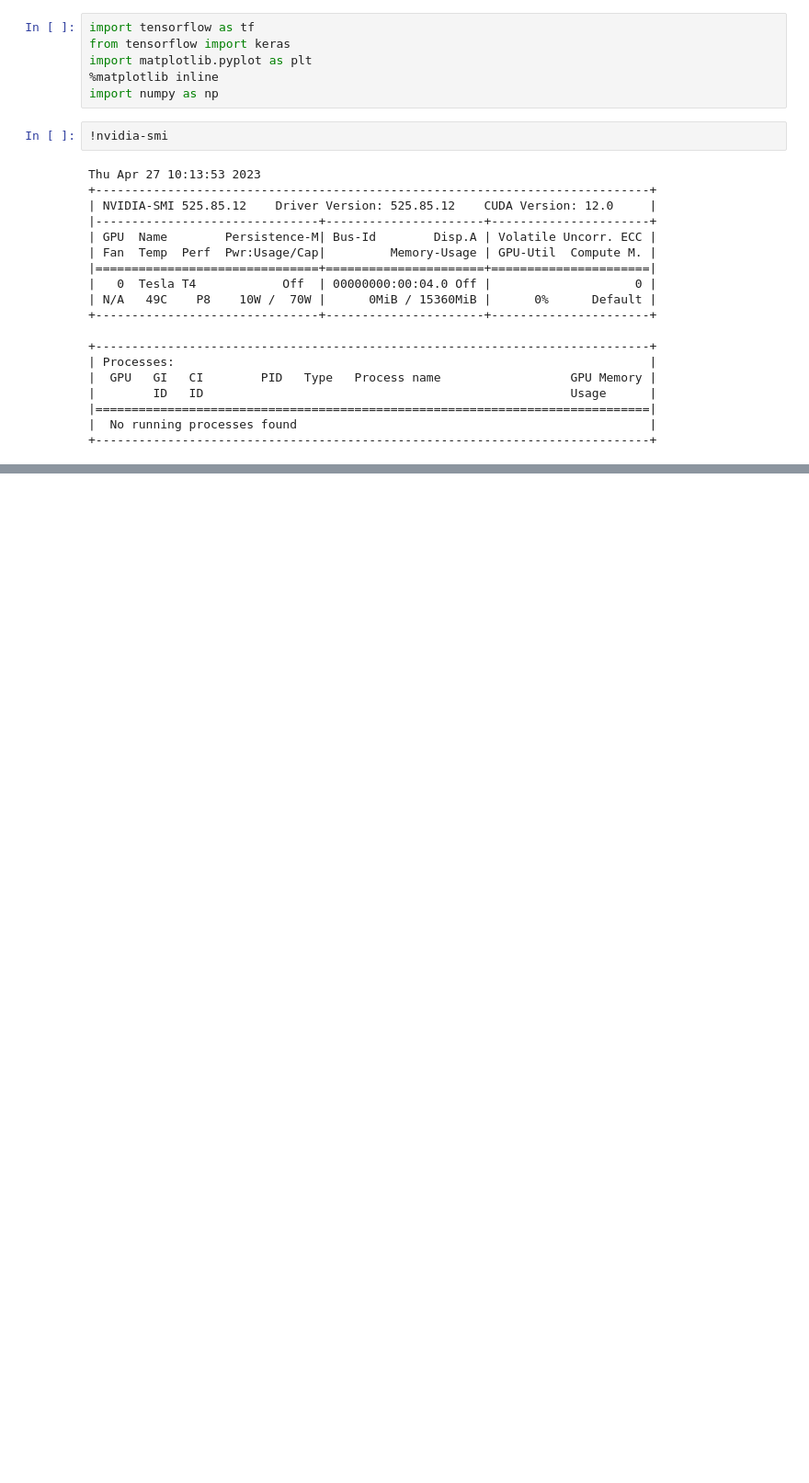
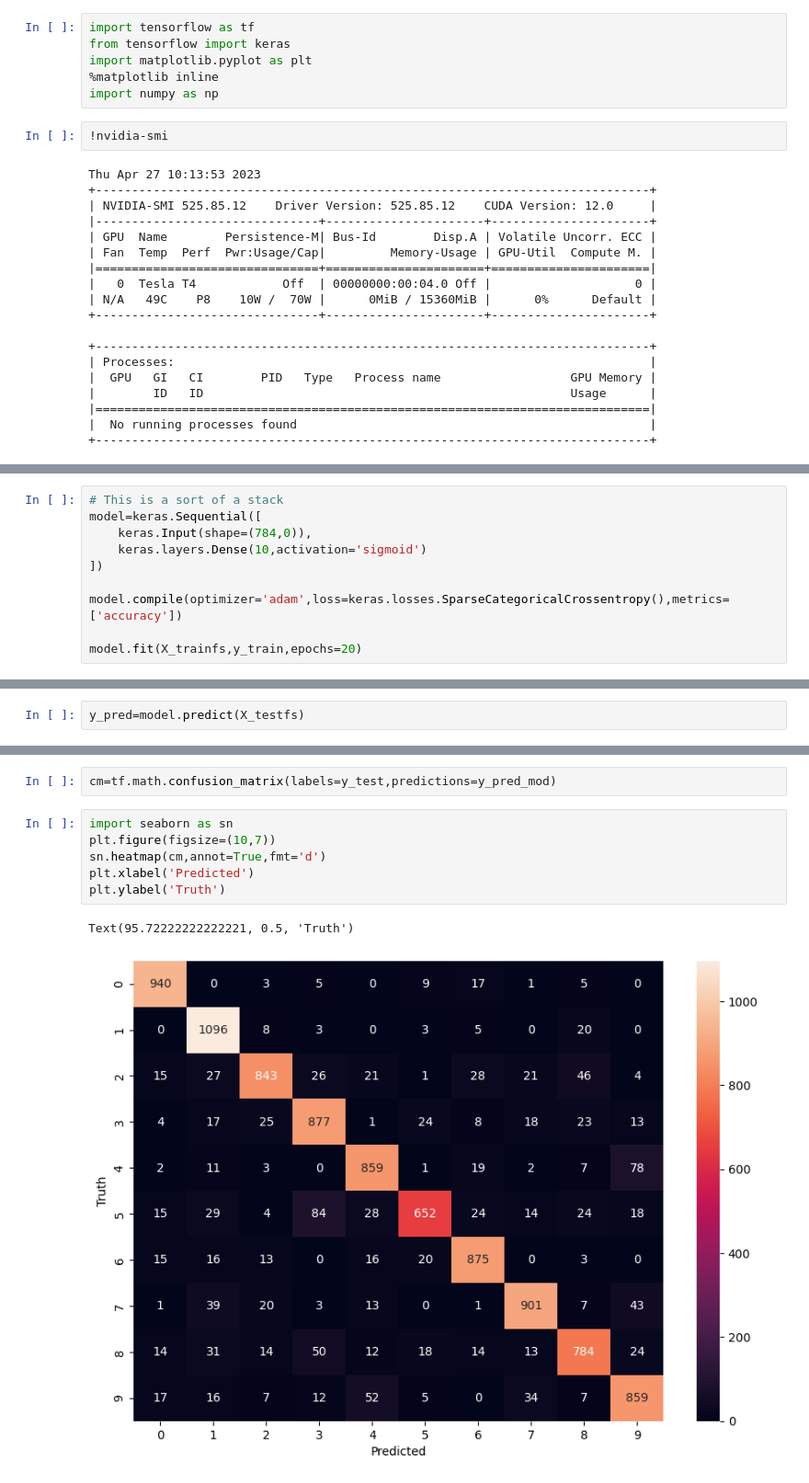
Before and after one commit to srikharshashi/learn-dl, a Jupyter notebook: classification.ipynb, the cells around one changed output, grey strips where cells are left out. Shown: that part at 92% size. Cells and saved outputs as stored; diff of their text form; blank space fills up the shorter version.

```diff
--- a/classification.ipynb
+++ b/classification.ipynb
@@ -34,0 +73,10 @@ Downloading data from https://storage.googleapis.com/tensorflow/tf-keras-dataset
+# %%
+# This is a sort of a stack
+model=keras.Sequential([
+    keras.Input(shape=(784,0)),
+    keras.layers.Dense(10,activation='sigmoid')
+])
+
+model.compile(optimizer='adam',loss=keras.losses.SparseCategoricalCrossentropy(),metrics=['accuracy'])
+
+model.fit(X_trainfs,y_train,epochs=20)
@@ -34,0 +107,2 @@ Downloading data from https://storage.googleapis.com/tensorflow/tf-keras-dataset
+# %%
+y_pred=model.predict(X_testfs)
@@ -34,0 +145,11 @@ Downloading data from https://storage.googleapis.com/tensorflow/tf-keras-dataset
+# %%
+cm=tf.math.confusion_matrix(labels=y_test,predictions=y_pred_mod)
+# %%
+import seaborn as sn
+plt.figure(figsize=(10,7))
+sn.heatmap(cm,annot=True,fmt='d')
+plt.xlabel('Predicted')
+plt.ylabel('Truth')
+# %% [output]
+Text(95.72222222222221, 0.5, 'Truth')
+[figure, added]
```
Also changed, not shown: parts of 32 cells of this notebook.
